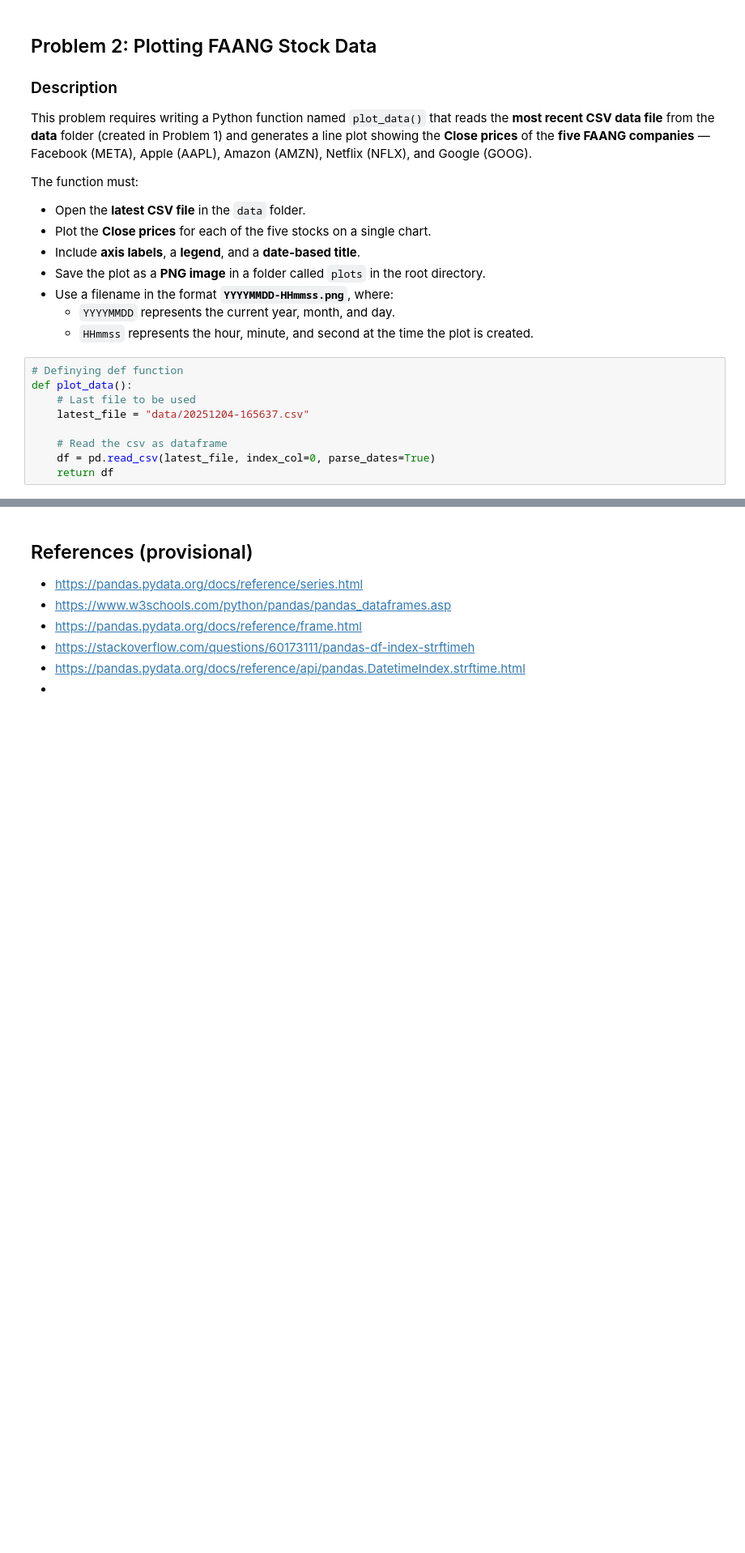
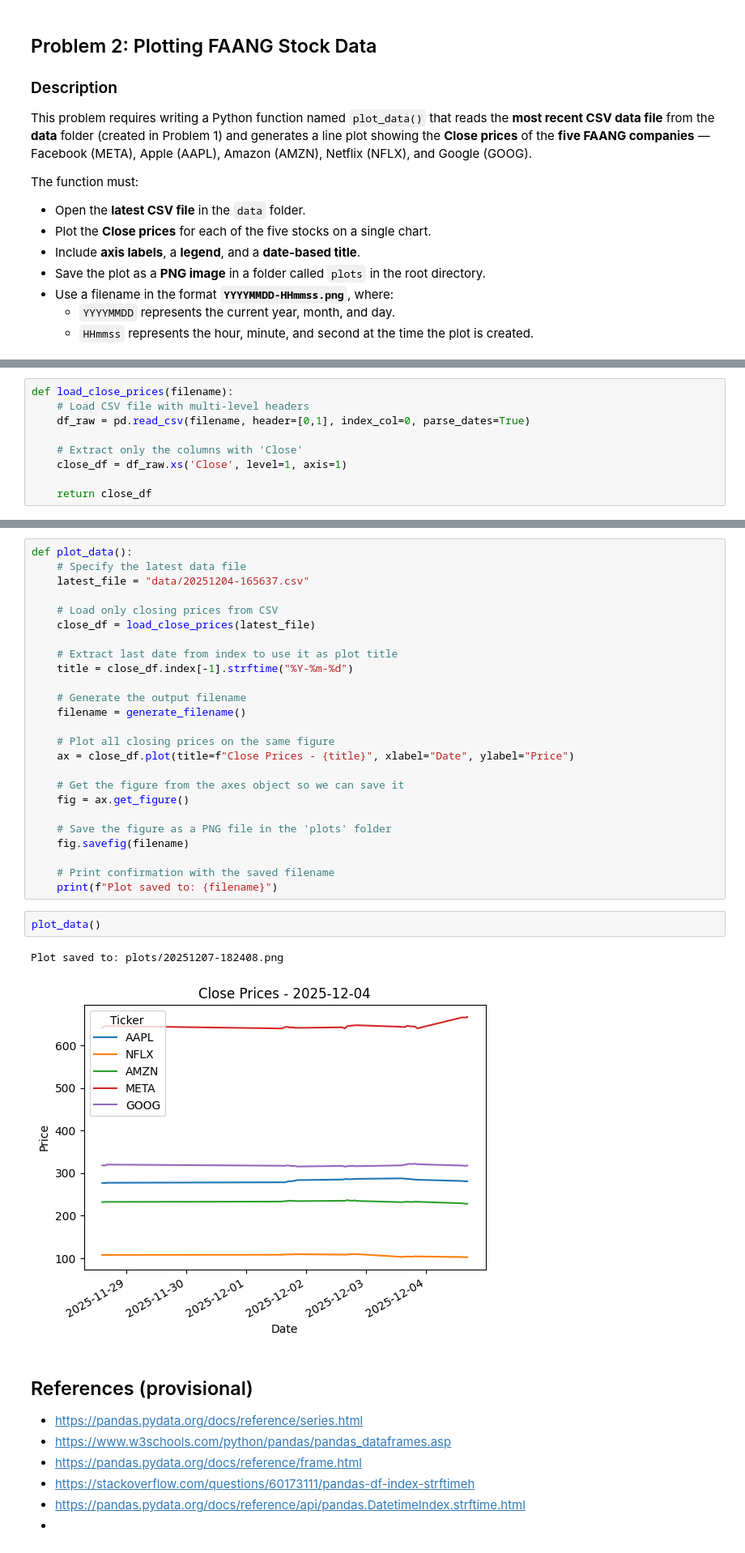
Before and after one commit to FrancescaRuberto/computer_infrastructure, a Jupyter notebook: problems.ipynb, the cells around one changed output, grey strips where cells are left out. Shown at 81% size. Drawn from its saved outputs; the diff is of its cells as text; blank space fills up the shorter version.

Commit message:
fixed plots code due to issue with csv i did not notice before - now showing and saving correctly

```diff
--- a/problems.ipynb
+++ b/problems.ipynb
@@ -91,12 +92,3 @@ The function must:
 - Use a filename in the format **`YYYYMMDD-HHmmss.png`**, where:
   - `YYYYMMDD` represents the current year, month, and day.
   - `HHmmss` represents the hour, minute, and second at the time the plot is created.
-# %%
-# Definying def function
-def plot_data():
-    # Last file to be used
-    latest_file = "data/20251204-165637.csv"
-
-    # Read the csv as dataframe
-    df = pd.read_csv(latest_file, index_col=0, parse_dates=True)
-    return df
@@ -133,0 +95,9 @@ def plot_and_save(df, title, filename):
+# %%
+def load_close_prices(filename):
+    # Load CSV file with multi-level headers
+    df_raw = pd.read_csv(filename, header=[0,1], index_col=0, parse_dates=True)
+
+    # Extract only the columns with 'Close'
+    close_df = df_raw.xs('Close', level=1, axis=1)
+
+    return close_df
@@ -134,3 +111,33 @@ def plot_and_save(df, title, filename):
+# %%
+def plot_data():
+    # Specify the latest data file
+    latest_file = "data/20251204-165637.csv"
+
+    # Load only closing prices from CSV
+    close_df = load_close_prices(latest_file)
+
+    # Extract last date from index to use it as plot title
+    title = close_df.index[-1].strftime("%Y-%m-%d")
+
+    # Generate the output filename
+    filename = generate_filename()
+
+    # Plot all closing prices on the same figure
+    ax = close_df.plot(title=f"Close Prices - {title}", xlabel="Date", ylabel="Price")
+
+    # Get the figure from the axes object so we can save it
+    fig = ax.get_figure()
+
+    # Save the figure as a PNG file in the 'plots' folder
+    fig.savefig(filename)
+
+    # Print confirmation with the saved filename
+    print(f"Plot saved to: {filename}")
+# %%
+plot_data()
+# %% [output]
+Plot saved to: plots/20251207-182408.png
+[figure, added]
 # %% [markdown]
 ## References (provisional)
 - https://pandas.pydata.org/docs/reference/series.html
```
Also changed, not shown: parts of 5 cells of this notebook, 2 other files.
